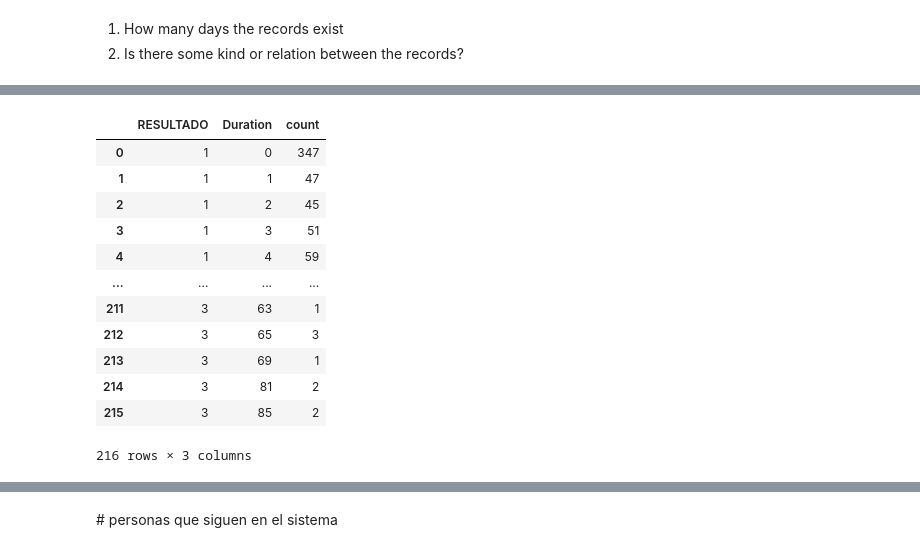
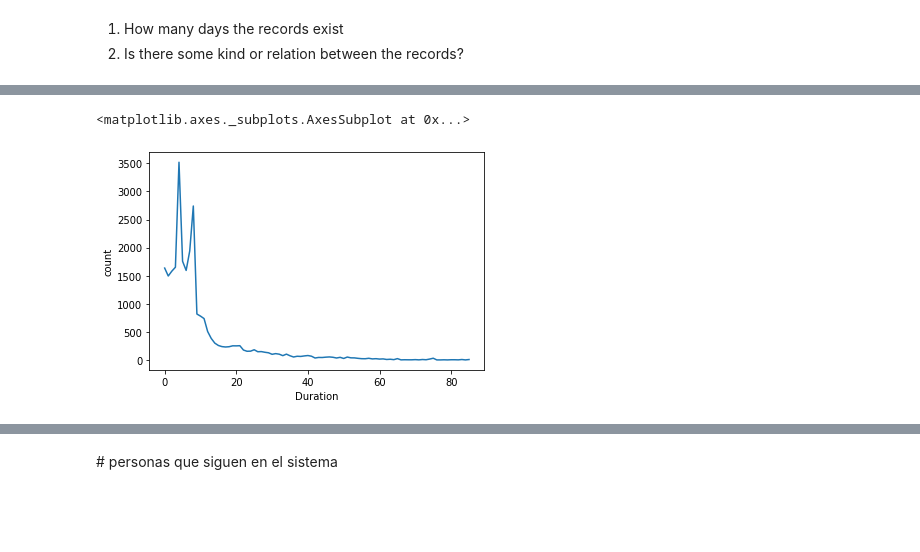
Before and after one commit to CarlosUrteaga/COVID19MX, a Jupyter notebook: notebook/Data quality.ipynb, the cells around one changed output, grey strips where cells are left out. Drawn from its saved outputs; the diff is of its cells as text; code cells hidden in the pictures; blank space fills up the shorter version.

```diff
--- a/notebook/Data quality.ipynb
+++ b/notebook/Data quality.ipynb
@@ -171,16 +262,6 @@ df1['Duration'] = (df1.LastDay - df1.FirstDay).dt.days
 # %%
-df3.groupby(['RESULTADO','Duration'])['Duration'].count().to_frame(name = 'count').reset_index()
+df_3 = df3.groupby(['Duration'])['Duration'].count().to_frame(name = 'count').reset_index()
+sns.lineplot(x='Duration',y='count',  data=df_3[['Duration','count']],)#, palette=sns.color_palette("Set1", 3))
 # %% [output]
-|  | RESULTADO | Duration | count |
-| 0 | 1 | 0 | 347 |
-| 1 | 1 | 1 | 47 |
-| 2 | 1 | 2 | 45 |
-| 3 | 1 | 3 | 51 |
-| 4 | 1 | 4 | 59 |
-| ... | ... | ... | ... |
-| 211 | 3 | 63 | 1 |
-| 212 | 3 | 65 | 3 |
-| 213 | 3 | 69 | 1 |
-| 214 | 3 | 81 | 2 |
-| 215 | 3 | 85 | 2 |
-216 rows × 3 columns
+<matplotlib.axes._subplots.AxesSubplot at 0x...>
+[figure, added]
```
Also changed, not shown: parts of 95 cells of this notebook, 14 other files.
